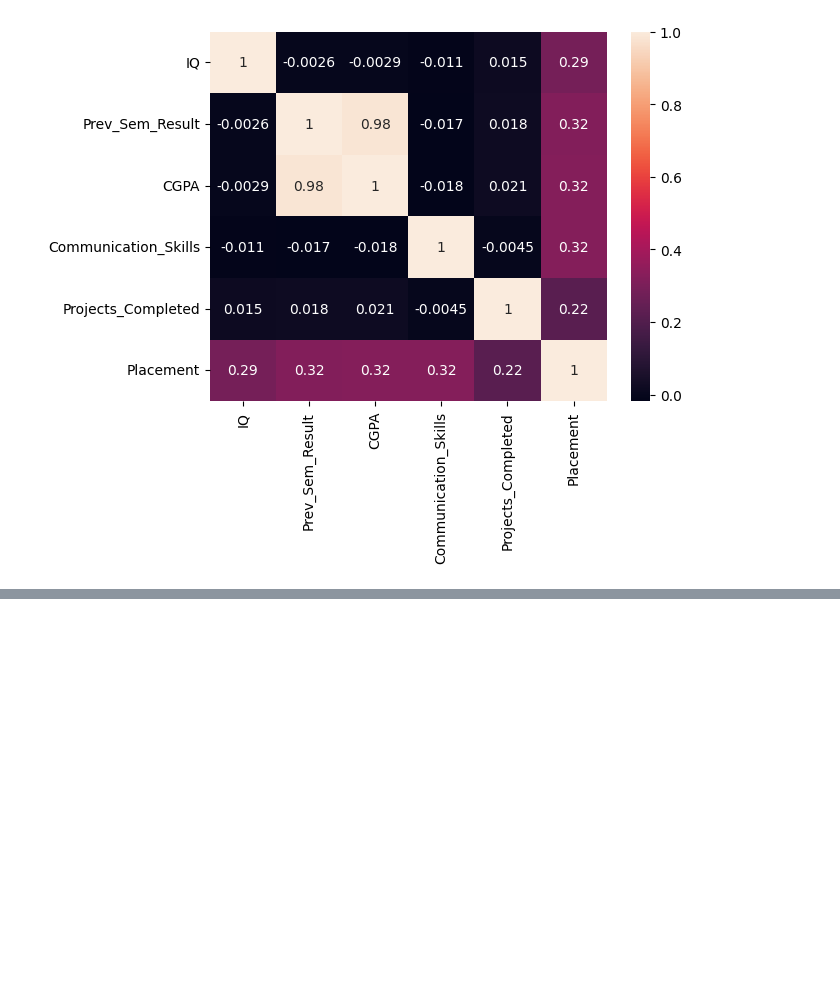
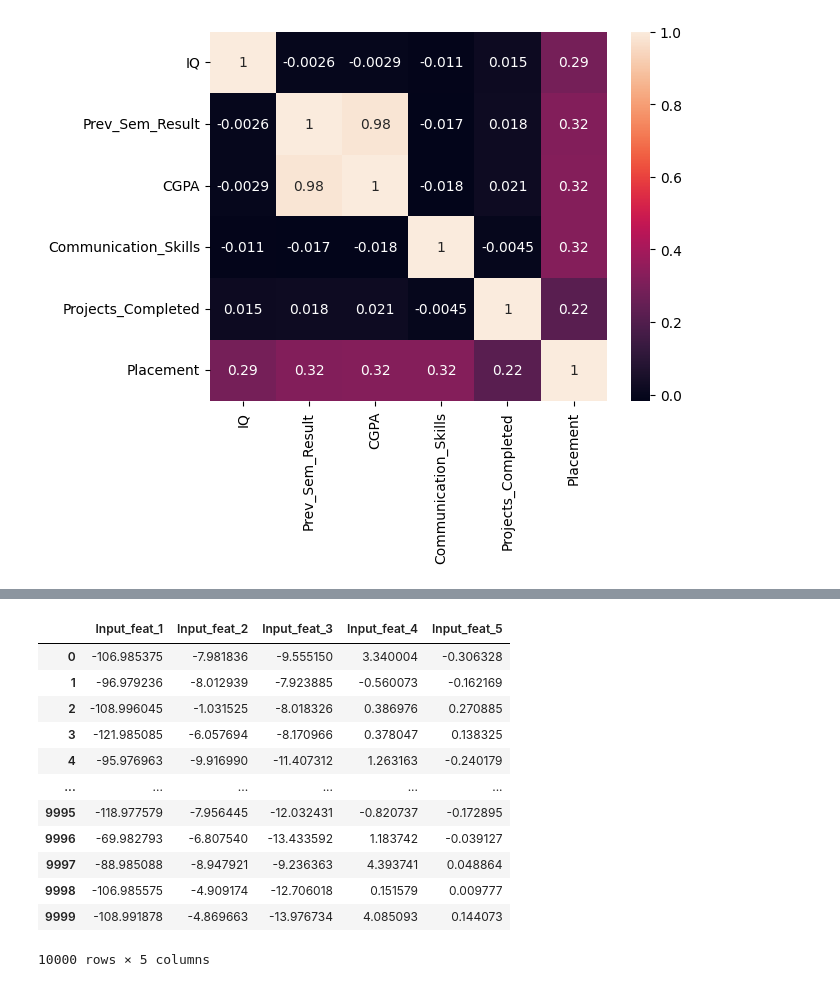
Before and after one commit to Ankit0974/Student-Placement-Predictor-, a Jupyter notebook: ds-project-1.ipynb, the cells around one changed output, grey strips where cells are left out. Drawn from its saved outputs; the diff is of its cells as text; code cells hidden in the pictures; blank space fills up the shorter version.

```diff
--- a/ds-project-1.ipynb
+++ b/ds-project-1.ipynb
@@ -71,0 +77,29 @@ sns.heatmap(feature_selected_data.corr(),annot=True)
+# %%
+X = np.array(feature_selected_data.iloc[:,0:-1])
+cov_mat = np.cov(X,rowvar=False)
+F = np.linalg.svd(cov_mat)
+# %%
+E = F[0]
+lamda = F[1]
+new_X = np.matmul(X,F[0])
+new_cov_mat = np.cov(new_X,rowvar=False)
+# %%
+new_features = pd.DataFrame(data=new_X,
+                            columns=["Input_feat_1", "Input_feat_2","Input_feat_3",
+                                     "Input_feat_4","Input_feat_5"])
+# %%
+new_features
+# %% [output]
+|  | Input_feat_1 | Input_feat_2 | Input_feat_3 | Input_feat_4 | Input_feat_5 |
+| 0 | -106.985375 | -7.981836 | -9.555150 | 3.340004 | -0.306328 |
+| 1 | -96.979236 | -8.012939 | -7.923885 | -0.560073 | -0.162169 |
+| 2 | -108.996045 | -1.031525 | -8.018326 | 0.386976 | 0.270885 |
+| 3 | -121.985085 | -6.057694 | -8.170966 | 0.378047 | 0.138325 |
+| 4 | -95.976963 | -9.916990 | -11.407312 | 1.263163 | -0.240179 |
+| ... | ... | ... | ... | ... | ... |
+| 9995 | -118.977579 | -7.956445 | -12.032431 | -0.820737 | -0.172895 |
+| 9996 | -69.982793 | -6.807540 | -13.433592 | 1.183742 | -0.039127 |
+| 9997 | -88.985088 | -8.947921 | -9.236363 | 4.393741 | 0.048864 |
+| 9998 | -106.985575 | -4.909174 | -12.706018 | 0.151579 | 0.009777 |
+| 9999 | -108.991878 | -4.869663 | -13.976734 | 4.085093 | 0.144073 |
+10000 rows × 5 columns
```
Also changed, not shown: parts of 1 cell of this notebook.
